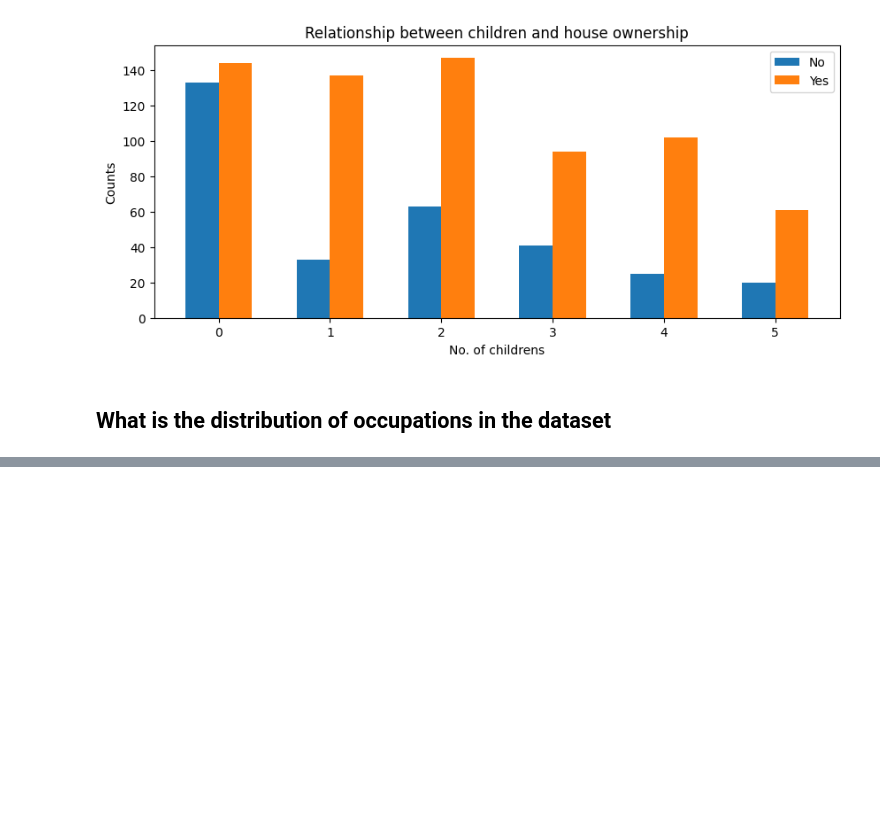
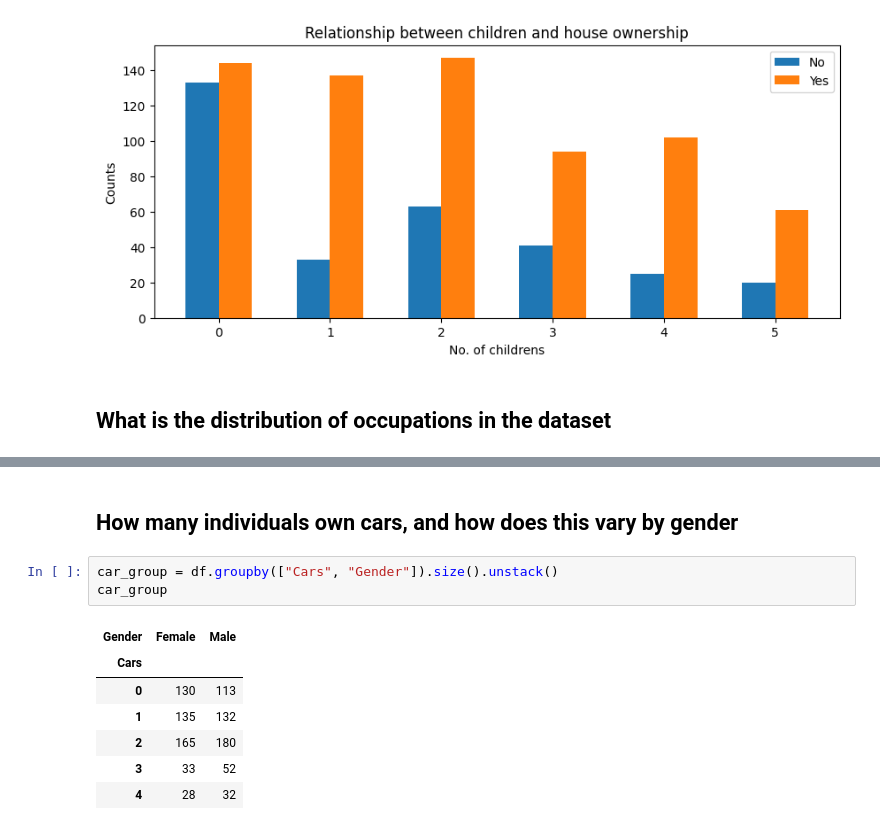
Before and after one commit to abhisunny2610/Data-Science, a Jupyter notebook: Visualization/Bike Buyers Anlys.ipynb, the cells around one changed output, grey strips where cells are left out. Cells and saved outputs as stored; diff of their text form; blank space fills up the shorter version.

```diff
--- a/Visualization/Bike Buyers Anlys.ipynb
+++ b/Visualization/Bike Buyers Anlys.ipynb
@@ -248,0 +239,13 @@ dtype: int64
+# %% [markdown]
+## How many individuals own cars, and how does this vary by gender
+# %%
+car_group = df.groupby(["Cars", "Gender"]).size().unstack()
+car_group
+# %% [output]
+| Gender | Female | Male |
+| Cars |  |  |
+| 0 | 130 | 113 |
+| 1 | 135 | 132 |
+| 2 | 165 | 180 |
+| 3 | 33 | 52 |
+| 4 | 28 | 32 |
```
Also changed, not shown: parts of 3 cells of this notebook.
